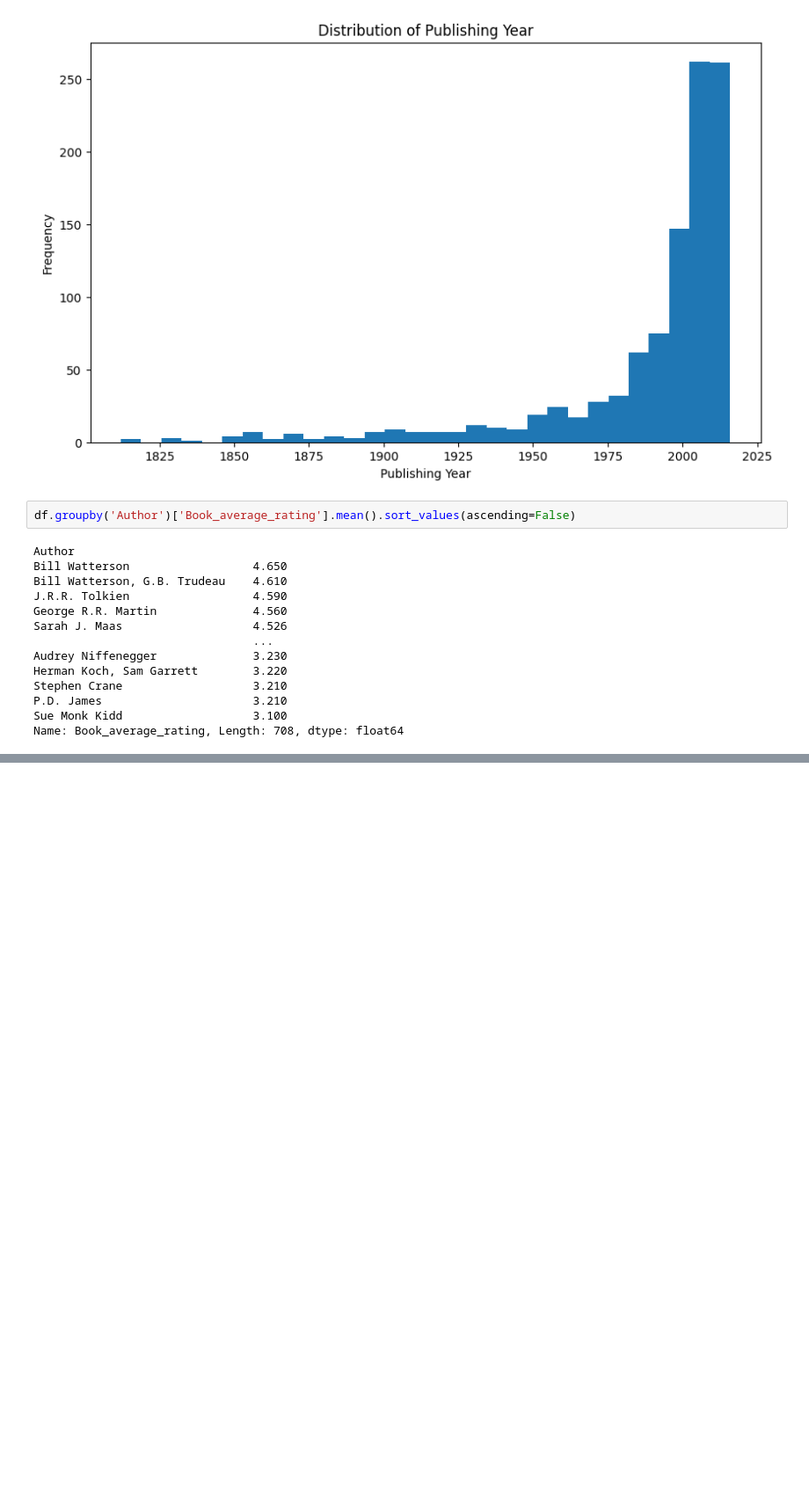
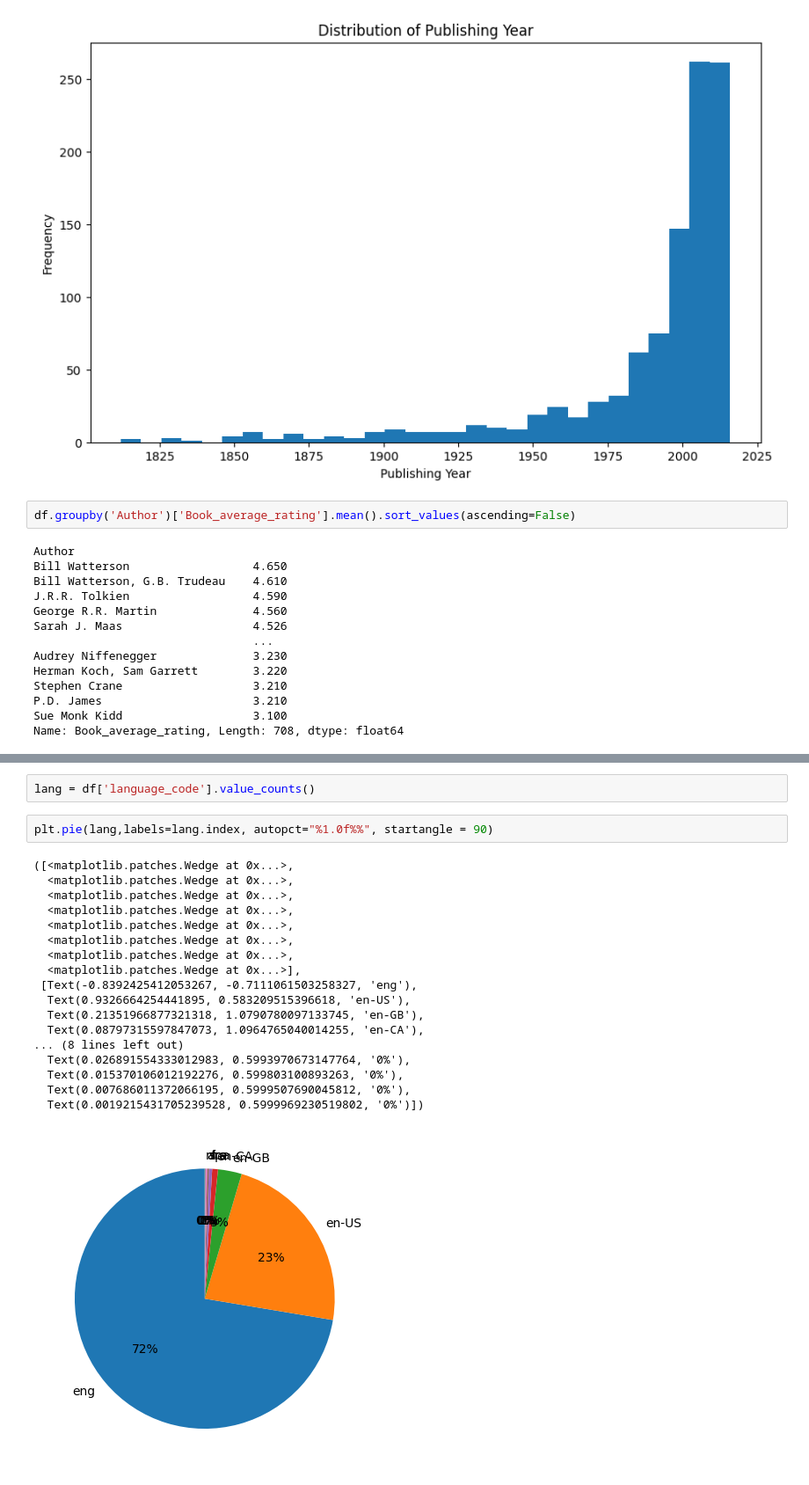
Before and after one commit to mayurimamdi/EDA, a Jupyter notebook: BookEDA/Book.ipynb, the cells around one changed output, grey strips where cells are left out. Shown at 88% size. Cells and saved outputs as stored; diff of their text form; blank space fills up the shorter version.

```diff
--- a/BookEDA/Book.ipynb
+++ b/BookEDA/Book.ipynb
@@ -138,0 +168,23 @@ plt.show()
+# %%
+lang = df['language_code'].value_counts()
+# %%
+plt.pie(lang,labels=lang.index, autopct="%1.0f%%", startangle = 90)
+# %% [output]
+([<matplotlib.patches.Wedge at 0x...>,
+  <matplotlib.patches.Wedge at 0x...>,
+  <matplotlib.patches.Wedge at 0x...>,
+  <matplotlib.patches.Wedge at 0x...>,
+  <matplotlib.patches.Wedge at 0x...>,
+  <matplotlib.patches.Wedge at 0x...>,
+  <matplotlib.patches.Wedge at 0x...>,
+  <matplotlib.patches.Wedge at 0x...>],
+ [Text(-0.8392425412053267, -0.7111061503258327, 'eng'),
+  Text(0.9326664254441895, 0.583209515396618, 'en-US'),
+  Text(0.21351966877321318, 1.0790780097133745, 'en-GB'),
+  Text(0.08797315597847073, 1.0964765040014255, 'en-CA'),
+... (8 lines left out)
+  Text(0.026891554333012983, 0.5993970673147764, '0%'),
+  Text(0.015370106012192276, 0.599803100893263, '0%'),
+  Text(0.007686011372066195, 0.5999507690045812, '0%'),
+  Text(0.0019215431705239528, 0.5999969230519802, '0%')])
+[figure, added]
```
Also changed, not shown: parts of 18 cells of this notebook, 2 other files.
